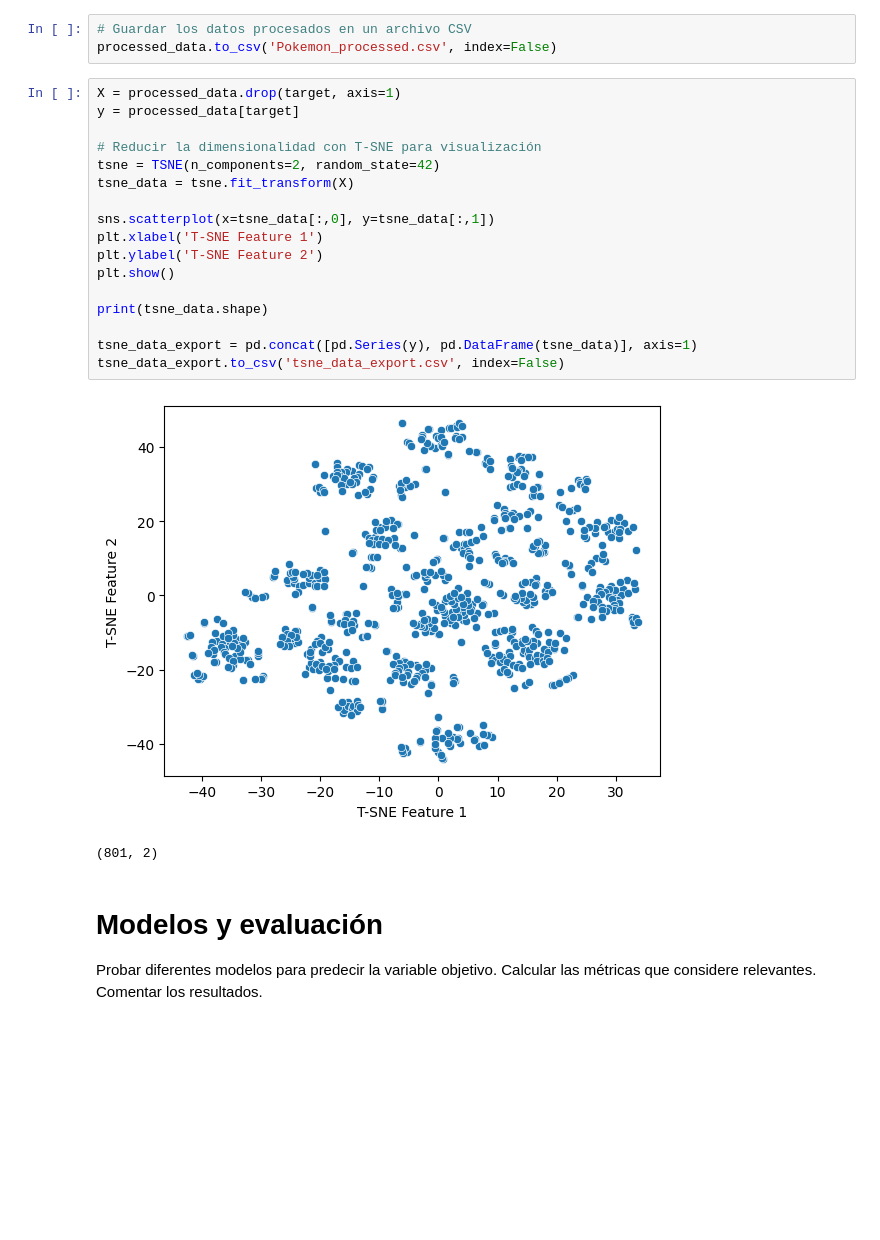
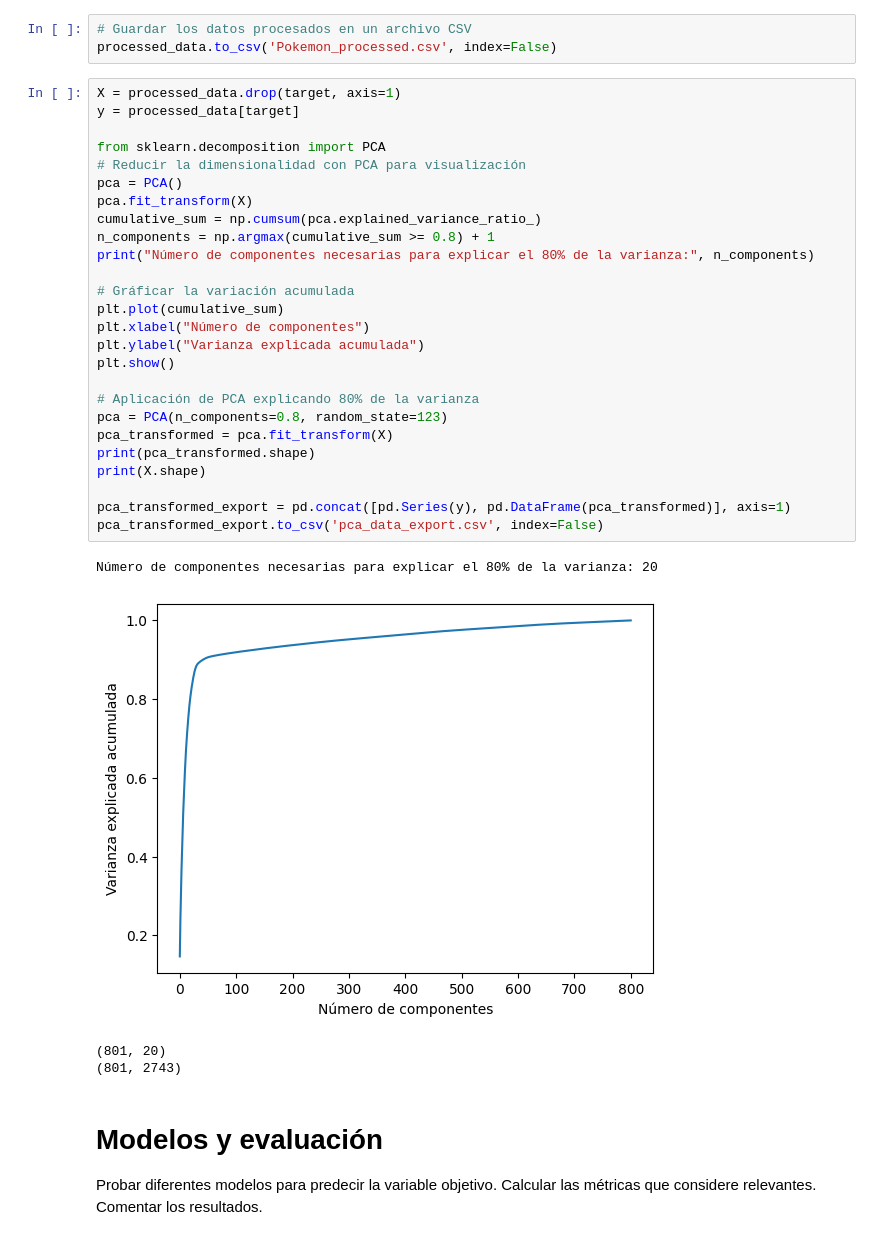
Before and after one commit to raczki/intro_ia, a Jupyter notebook: template_tp_integrador_dataset.ipynb, the cells around one changed output. Drawn from its saved outputs; the diff is of its cells as text; blank space fills up the shorter version.

```diff
--- a/template_tp_integrador_dataset.ipynb
+++ b/template_tp_integrador_dataset.ipynb
@@ -342,26 +342,37 @@ print(processed_data.shape)
 # %%
 # Guardar los datos procesados en un archivo CSV
 processed_data.to_csv('Pokemon_processed.csv', index=False)
-# %%
-X = processed_data.drop(target, axis=1)
-y = processed_data[target]
-
-# Reducir la dimensionalidad con T-SNE para visualización
-tsne = TSNE(n_components=2, random_state=42)
-tsne_data = tsne.fit_transform(X)
-
-sns.scatterplot(x=tsne_data[:,0], y=tsne_data[:,1])
-plt.xlabel('T-SNE Feature 1')
-plt.ylabel('T-SNE Feature 2')
-plt.show()
-
-print(tsne_data.shape)
-
-tsne_data_export = pd.concat([pd.Series(y), pd.DataFrame(tsne_data)], axis=1)
-tsne_data_export.to_csv('tsne_data_export.csv', index=False)
-# %% [output]
-[figure, removed]
-(801, 2)
+# %%
+X = processed_data.drop(target, axis=1)
+y = processed_data[target]
+
+from sklearn.decomposition import PCA
+# Reducir la dimensionalidad con PCA para visualización
+pca = PCA()
+pca.fit_transform(X)
+cumulative_sum = np.cumsum(pca.explained_variance_ratio_)
+n_components = np.argmax(cumulative_sum >= 0.8) + 1
+print("Número de componentes necesarias para explicar el 80% de la varianza:", n_components)
+
+# Gráficar la variación acumulada
+plt.plot(cumulative_sum)
+plt.xlabel("Número de componentes")
+plt.ylabel("Varianza explicada acumulada")
+plt.show()
+
+# Aplicación de PCA explicando 80% de la varianza
+pca = PCA(n_components=0.8, random_state=123)
+pca_transformed = pca.fit_transform(X)
+print(pca_transformed.shape)
+print(X.shape)
+
+pca_transformed_export = pd.concat([pd.Series(y), pd.DataFrame(pca_transformed)], axis=1)
+pca_transformed_export.to_csv('pca_data_export.csv', index=False)
+# %% [output]
+Número de componentes necesarias para explicar el 80% de la varianza: 20
+[figure, added]
+(801, 20)
+(801, 2743)
 # %% [markdown]
 # Modelos y evaluación
 Probar diferentes modelos para predecir la variable objetivo. Calcular las métricas que considere relevantes. Comentar los resultados.
```
Also changed, not shown: parts of 6 cells of this notebook, 2 other files.
